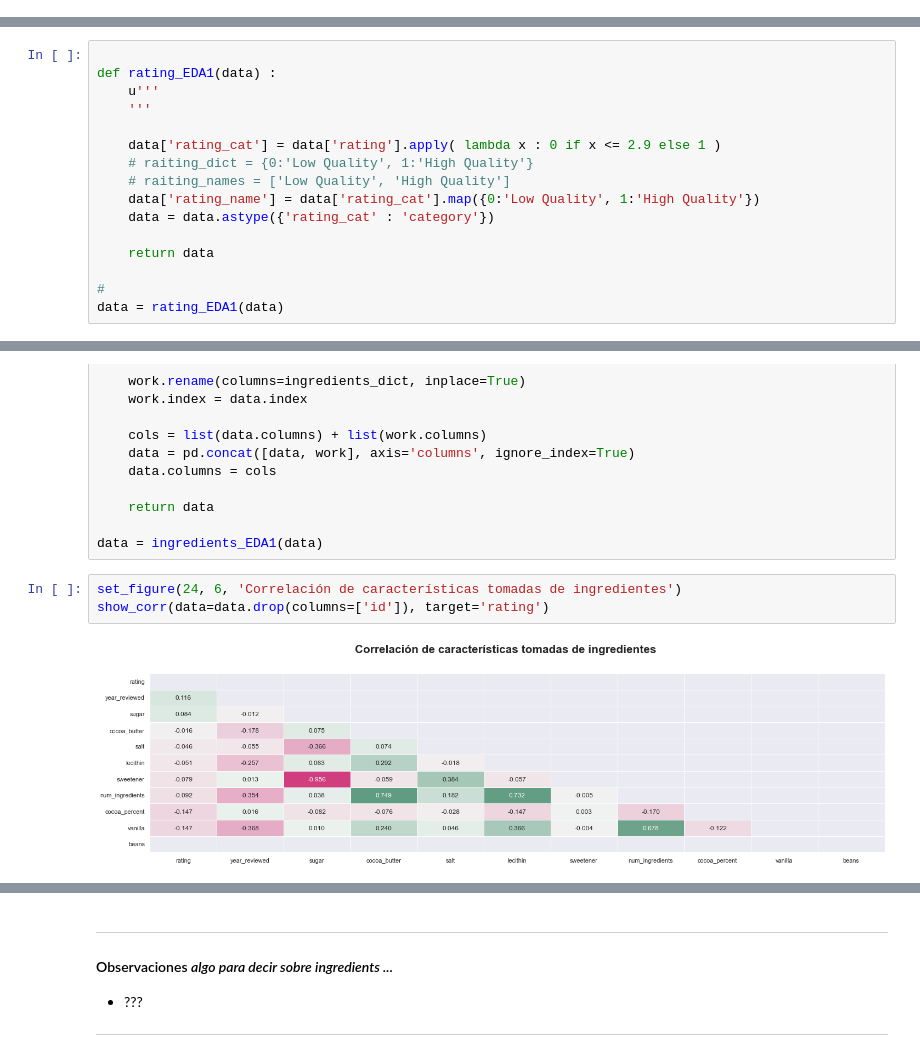
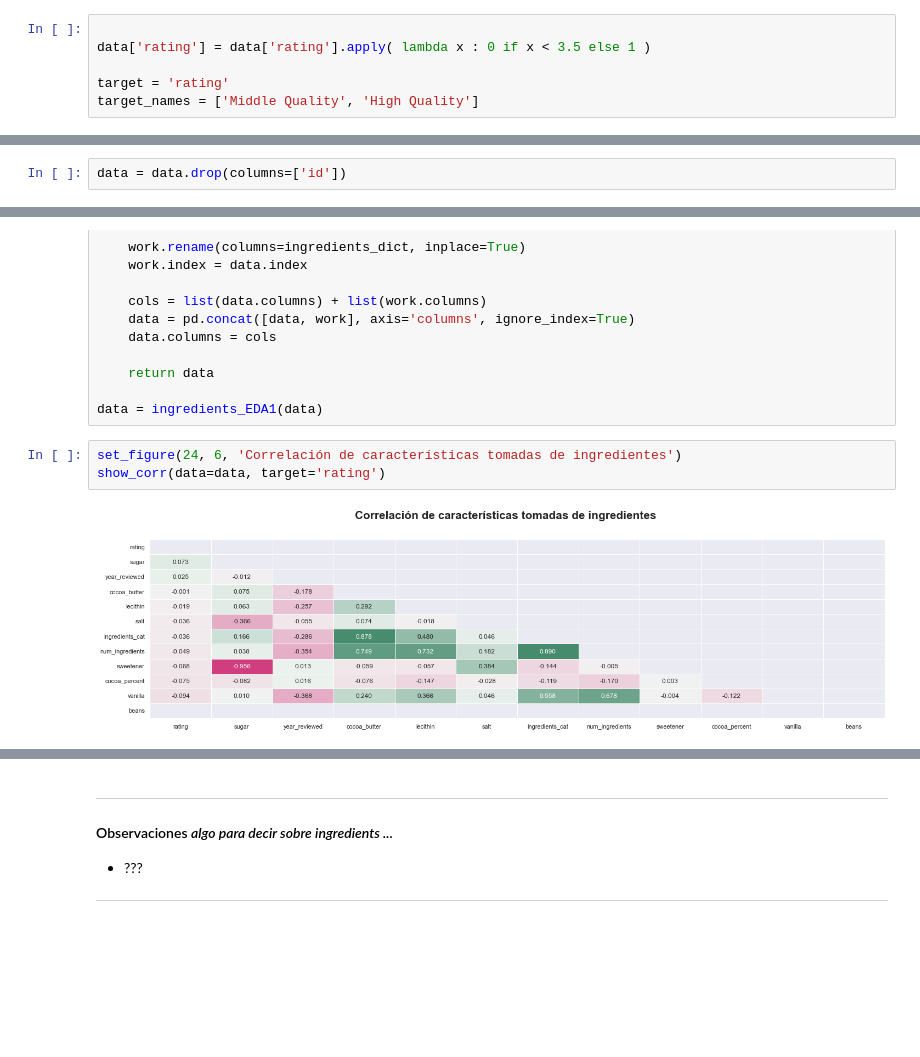
Before and after one commit to jtentor/DHDSFW, a Jupyter notebook: TF_EDA_02.ipynb, the cells around one changed output, grey strips where cells are left out. Drawn from its saved outputs; the diff is of its cells as text; blank space fills up the shorter version.

```diff
--- a/TF_EDA_02.ipynb
+++ b/TF_EDA_02.ipynb
@@ -561,2 +594,8 @@ Tipos de datos, SIN VALORES NULOS y detalle de cada característica
+# %%
+
+data['rating'] = data['rating'].apply( lambda x : 0 if x < 3.5 else 1 )
+
+target = 'rating'
+target_names = ['Middle Quality', 'High Quality']
 # %%
 
@@ -606,0 +638,2 @@ ANOVA : year_reviewed ~ id
+# %%
+data = data.drop(columns=['id'])
@@ -675,22 +729,6 @@ year_reviewed_EDA1(data)
 #                 target=None, cols=1)
 # %% [markdown]
 ---
-# %%
-
-def rating_EDA1(data) :
-    u'''
-    '''
-
-    data['rating_cat'] = data['rating'].apply( lambda x : 0 if x <= 2.9 else 1 )
-    # raiting_dict = {0:'Low Quality', 1:'High Quality'}
-    # raiting_names = ['Low Quality', 'High Quality']
-    data['rating_name'] = data['rating_cat'].map({0:'Low Quality', 1:'High Quality'})
-    data = data.astype({'rating_cat' : 'category'})
-
-    return data
-
-#
-data = rating_EDA1(data)
 # %% [markdown]
 ---
 ### Evaluate base line models
@@ -779,6 +879,6 @@ def ingredients_EDA1(data) :
 data = ingredients_EDA1(data)
 # %%
 set_figure(24, 6, 'Correlación de características tomadas de ingredientes')
-show_corr(data=data.drop(columns=['id']), target='rating')
+show_corr(data=data, target='rating')
 # %% [output]
-[figure, old version]
+[figure, new version]
```
Also changed, not shown: parts of 35 cells of this notebook.
